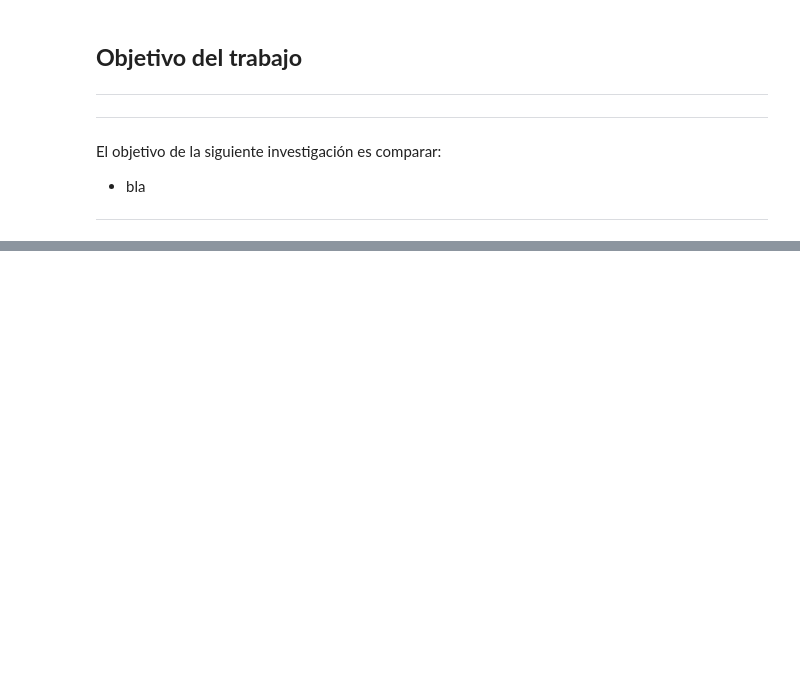
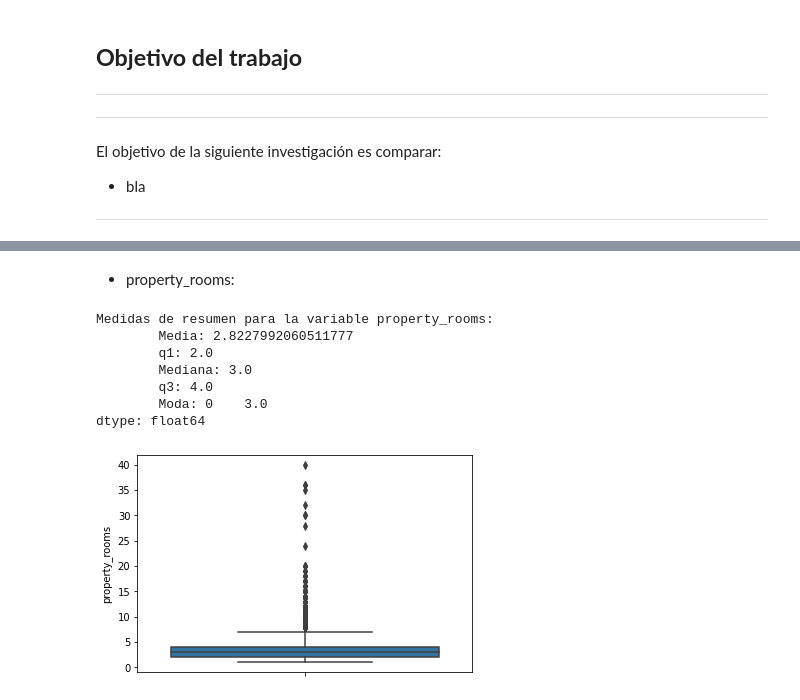
Before and after one commit to LucianoTrujillo/7506R-2C2022-GRUPO10, a Jupyter notebook: 7506R_TP1_GRUPO10_ENTREGA.ipynb, the cells around one changed output, grey strips where cells are left out. Saved outputs shown, nothing was run; the diff lists cells and outputs as text; code cells hidden in the pictures; blank space fills up the shorter version.

```diff
--- a/7506R_TP1_GRUPO10_ENTREGA.ipynb
+++ b/7506R_TP1_GRUPO10_ENTREGA.ipynb
@@ -90,0 +101,2 @@ Created in <span style='font-weight:600;margin-left:4px;'>Deepnote</span></a>
+# %%
+ds = ds.query('operation == "Venta"')
@@ -90,0 +105,4 @@ Created in <span style='font-weight:600;margin-left:4px;'>Deepnote</span></a>
+# %%
+ds = ds.query('property_currency == "USD"')
+print("Tamaño:", ds.shape)
+ds.head(15)
@@ -90,0 +182,4 @@ Created in <span style='font-weight:600;margin-left:4px;'>Deepnote</span></a>
+# %%
+ds_filtrado = ds.copy()
+ds_filtrado['start_date']=pd.to_datetime(ds_filtrado['start_date'], errors='ignore')
+ds_filtrado['created_on']=pd.to_datetime(ds_filtrado['created_on'], errors='ignore')
@@ -90,0 +206,20 @@ Created in <span style='font-weight:600;margin-left:4px;'>Deepnote</span></a>
+# %%
+def mostrar_medidas_resumen(columna, show_boxplot=True, nanpercentile=False, df=ds_filtrado):
+    mean=df[columna].mean()
+
+    if(nanpercentile):
+        measure_info=np.nanpercentile(df[columna],[25,50,75])
+    else:
+        measure_info=np.percentile(df[columna],[25,50,75])
+
+    mode=df[columna].mode()
+
+    print(f'Medidas de resumen para la variable {columna}:\n\
+    \tMedia: {mean}\n\
+    \tq1: {measure_info[0]}\n\
+    \tMediana: {measure_info[1]}\n\
+    \tq3: {measure_info[2]}\n\
+    \tModa: {mode}')
+
+    if(show_boxplot):
+        sns.boxplot(y=df[columna])
@@ -90,0 +262,13 @@ Created in <span style='font-weight:600;margin-left:4px;'>Deepnote</span></a>
+# %% [markdown]
+- property_rooms:
+# %%
+mostrar_medidas_resumen('property_rooms', True, True)
+# %% [output]
+Medidas de resumen para la variable property_rooms:
+        Media: 2.8227992060511777
+        q1: 2.0
+        Mediana: 3.0
+        q3: 4.0
+        Moda: 0    3.0
+dtype: float64
+[figure, added]
```
Also changed, not shown: parts of 219 cells of this notebook.
